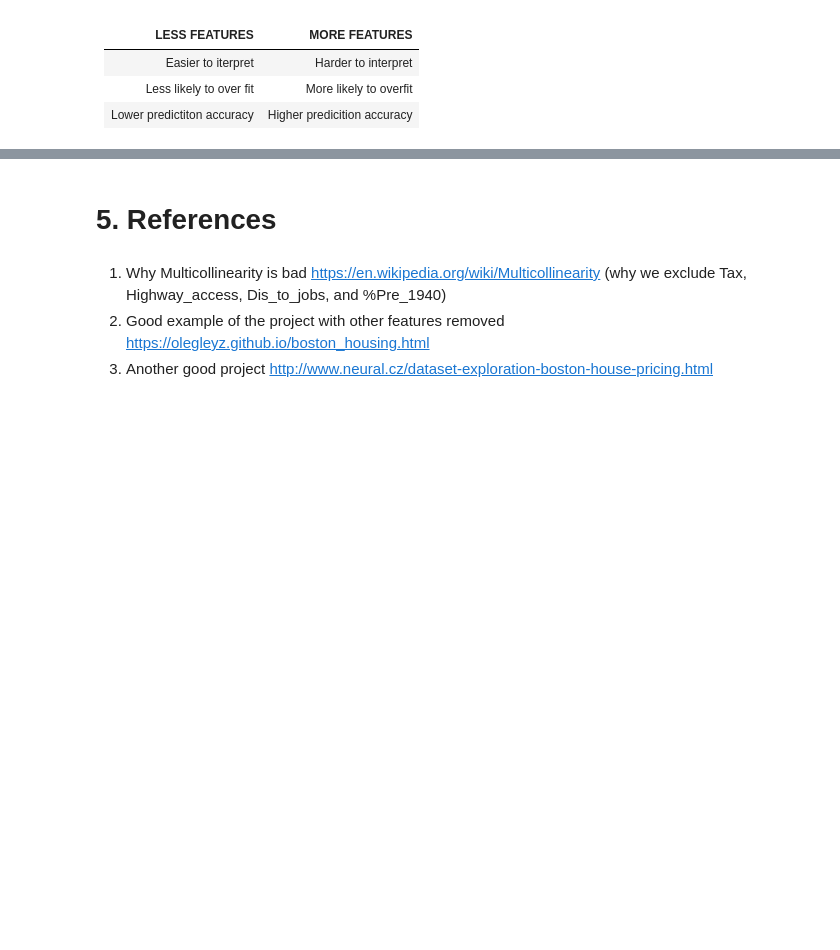
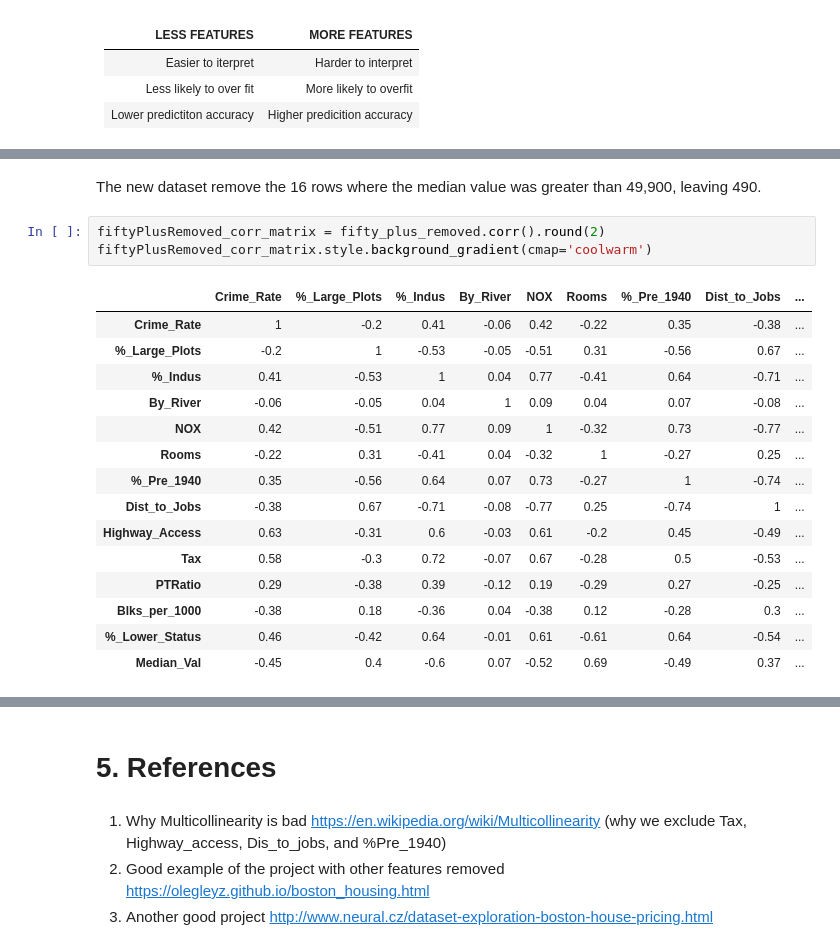
Before and after one commit to ConorHogan/MachineLearning-and-Statistics-Project, a Jupyter notebook: Machine-Learning-and-Statistics-Project-Notebook.ipynb, the cells around one changed output, grey strips where cells are left out. Saved outputs shown, nothing was run; the diff lists cells and outputs as text; blank space fills up the shorter version.

```diff
--- a/Machine-Learning-and-Statistics-Project-Notebook.ipynb
+++ b/Machine-Learning-and-Statistics-Project-Notebook.ipynb
@@ -1687,0 +1556,21 @@ df.head()
+# %% [markdown]
+The new dataset remove the 16 rows where the median value was greater than 49,900, leaving 490.
+# %%
+fiftyPlusRemoved_corr_matrix = fifty_plus_removed.corr().round(2)
+fiftyPlusRemoved_corr_matrix.style.background_gradient(cmap='coolwarm')
+# %% [output]
+|  | Crime_Rate | %_Large_Plots | %_Indus | By_River | NOX | Rooms | %_Pre_1940 | Dist_to_Jobs | ... |
+| Crime_Rate | 1 | -0.2 | 0.41 | -0.06 | 0.42 | -0.22 | 0.35 | -0.38 | ... |
+| %_Large_Plots | -0.2 | 1 | -0.53 | -0.05 | -0.51 | 0.31 | -0.56 | 0.67 | ... |
+| %_Indus | 0.41 | -0.53 | 1 | 0.04 | 0.77 | -0.41 | 0.64 | -0.71 | ... |
+| By_River | -0.06 | -0.05 | 0.04 | 1 | 0.09 | 0.04 | 0.07 | -0.08 | ... |
+| NOX | 0.42 | -0.51 | 0.77 | 0.09 | 1 | -0.32 | 0.73 | -0.77 | ... |
+| Rooms | -0.22 | 0.31 | -0.41 | 0.04 | -0.32 | 1 | -0.27 | 0.25 | ... |
+| %_Pre_1940 | 0.35 | -0.56 | 0.64 | 0.07 | 0.73 | -0.27 | 1 | -0.74 | ... |
+| Dist_to_Jobs | -0.38 | 0.67 | -0.71 | -0.08 | -0.77 | 0.25 | -0.74 | 1 | ... |
+| Highway_Access | 0.63 | -0.31 | 0.6 | -0.03 | 0.61 | -0.2 | 0.45 | -0.49 | ... |
+| Tax | 0.58 | -0.3 | 0.72 | -0.07 | 0.67 | -0.28 | 0.5 | -0.53 | ... |
+| PTRatio | 0.29 | -0.38 | 0.39 | -0.12 | 0.19 | -0.29 | 0.27 | -0.25 | ... |
+| Blks_per_1000 | -0.38 | 0.18 | -0.36 | 0.04 | -0.38 | 0.12 | -0.28 | 0.3 | ... |
+| %_Lower_Status | 0.46 | -0.42 | 0.64 | -0.01 | 0.61 | -0.61 | 0.64 | -0.54 | ... |
+| Median_Val | -0.45 | 0.4 | -0.6 | 0.07 | -0.52 | 0.69 | -0.49 | 0.37 | ... |
```
Also changed, not shown: parts of 107 cells of this notebook.
